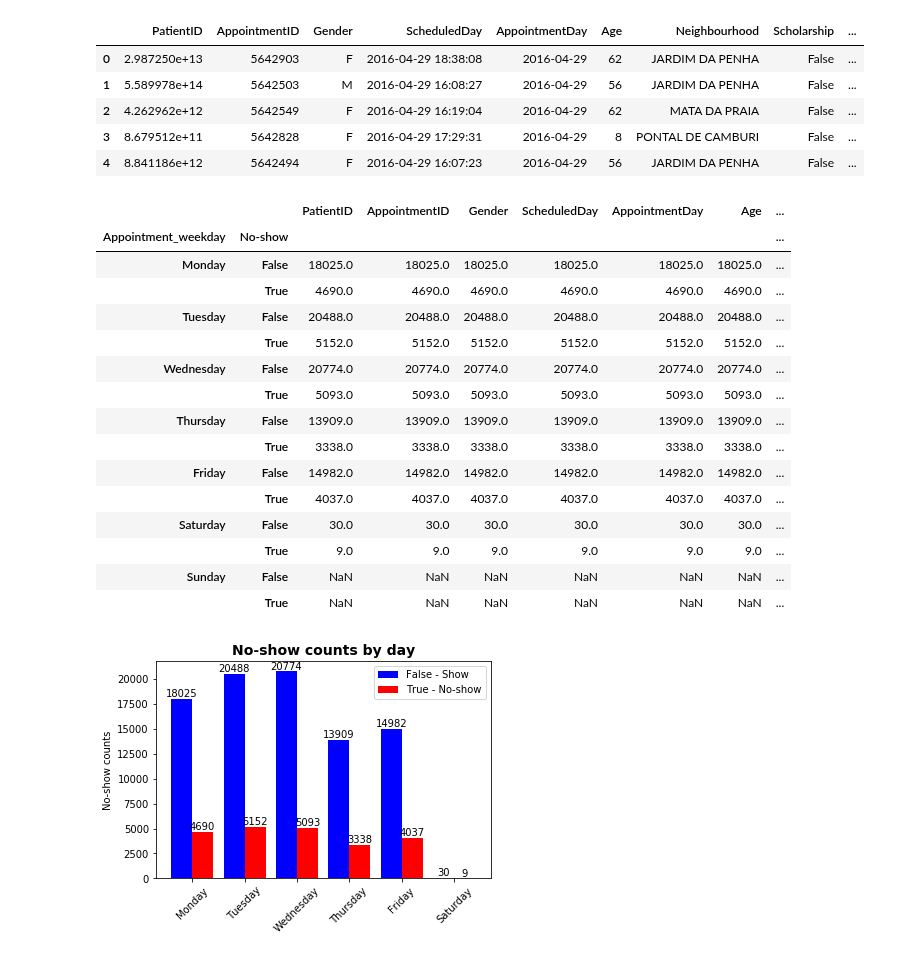
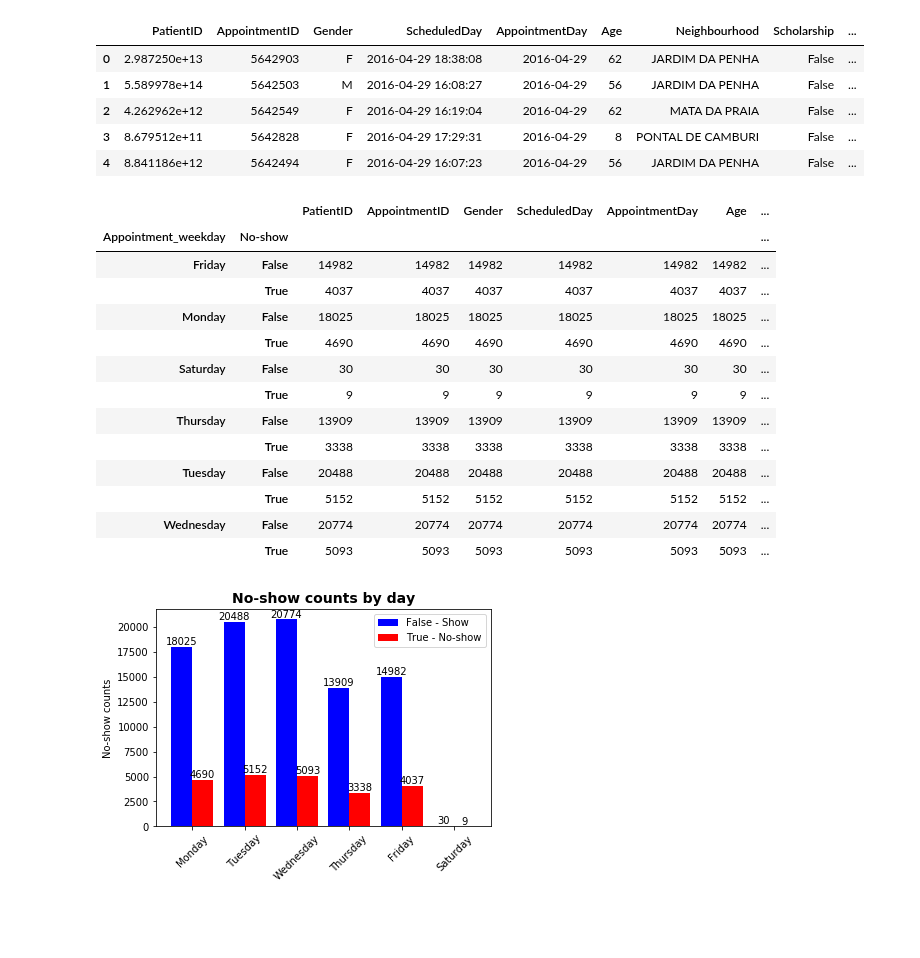
Before and after one commit to Zabamund/datasci-nano, a Jupyter notebook: inv-dataset/noshow.ipynb, the cells around one changed output. Cells and saved outputs as stored; diff of their text form; code cells hidden in the pictures; blank space fills up the shorter version.

```diff
--- a/inv-dataset/noshow.ipynb
+++ b/inv-dataset/noshow.ipynb
@@ -418,27 +426,22 @@ df_noshow.head()
 # %%
 # Get counts for Shows(False) and No-shows(True) by day of week
 No_show_counts = df_noshow.groupby(['Appointment_weekday','No-show']).count()
+No_show_counts
+# %% [output]
+|  |  | PatientID | AppointmentID | Gender | ScheduledDay | AppointmentDay | Age | ... |
+| Appointment_weekday | No-show |  |  |  |  |  |  | ... |
+| Friday | False | 14982 | 14982 | 14982 | 14982 | 14982 | 14982 | ... |
+|  | True | 4037 | 4037 | 4037 | 4037 | 4037 | 4037 | ... |
+| Monday | False | 18025 | 18025 | 18025 | 18025 | 18025 | 18025 | ... |
+|  | True | 4690 | 4690 | 4690 | 4690 | 4690 | 4690 | ... |
+| Saturday | False | 30 | 30 | 30 | 30 | 30 | 30 | ... |
+|  | True | 9 | 9 | 9 | 9 | 9 | 9 | ... |
+| Thursday | False | 13909 | 13909 | 13909 | 13909 | 13909 | 13909 | ... |
+|  | True | 3338 | 3338 | 3338 | 3338 | 3338 | 3338 | ... |
+| Tuesday | False | 20488 | 20488 | 20488 | 20488 | 20488 | 20488 | ... |
+|  | True | 5152 | 5152 | 5152 | 5152 | 5152 | 5152 | ... |
+| Wednesday | False | 20774 | 20774 | 20774 | 20774 | 20774 | 20774 | ... |
+|  | True | 5093 | 5093 | 5093 | 5093 | 5093 | 5093 | ... |
-# %%
-# Use pd.Categorical to allow listing in weekday order, then Print results sorted in weekday order
-df_noshow['Appointment_weekday'] = pd.Categorical(df_noshow['Appointment_weekday'], categories=['Monday','Tuesday','Wednesday','Thursday','Friday','Saturday','Sunday'],ordered=True)
-No_show_counts.sort_index()
-# %% [output]
-|  |  | PatientID | AppointmentID | Gender | ScheduledDay | AppointmentDay | Age | ... |
-| Appointment_weekday | No-show |  |  |  |  |  |  | ... |
-| Monday | False | 18025.0 | 18025.0 | 18025.0 | 18025.0 | 18025.0 | 18025.0 | ... |
-|  | True | 4690.0 | 4690.0 | 4690.0 | 4690.0 | 4690.0 | 4690.0 | ... |
-| Tuesday | False | 20488.0 | 20488.0 | 20488.0 | 20488.0 | 20488.0 | 20488.0 | ... |
-|  | True | 5152.0 | 5152.0 | 5152.0 | 5152.0 | 5152.0 | 5152.0 | ... |
-| Wednesday | False | 20774.0 | 20774.0 | 20774.0 | 20774.0 | 20774.0 | 20774.0 | ... |
-|  | True | 5093.0 | 5093.0 | 5093.0 | 5093.0 | 5093.0 | 5093.0 | ... |
-| Thursday | False | 13909.0 | 13909.0 | 13909.0 | 13909.0 | 13909.0 | 13909.0 | ... |
-|  | True | 3338.0 | 3338.0 | 3338.0 | 3338.0 | 3338.0 | 3338.0 | ... |
-| Friday | False | 14982.0 | 14982.0 | 14982.0 | 14982.0 | 14982.0 | 14982.0 | ... |
-|  | True | 4037.0 | 4037.0 | 4037.0 | 4037.0 | 4037.0 | 4037.0 | ... |
-| Saturday | False | 30.0 | 30.0 | 30.0 | 30.0 | 30.0 | 30.0 | ... |
-|  | True | 9.0 | 9.0 | 9.0 | 9.0 | 9.0 | 9.0 | ... |
-| Sunday | False | NaN | NaN | NaN | NaN | NaN | NaN | ... |
-|  | True | NaN | NaN | NaN | NaN | NaN | NaN | ... |
 # %%
 # Plot results in bar chart
 N = 6
```
Also changed, not shown: parts of 14 cells of this notebook.
